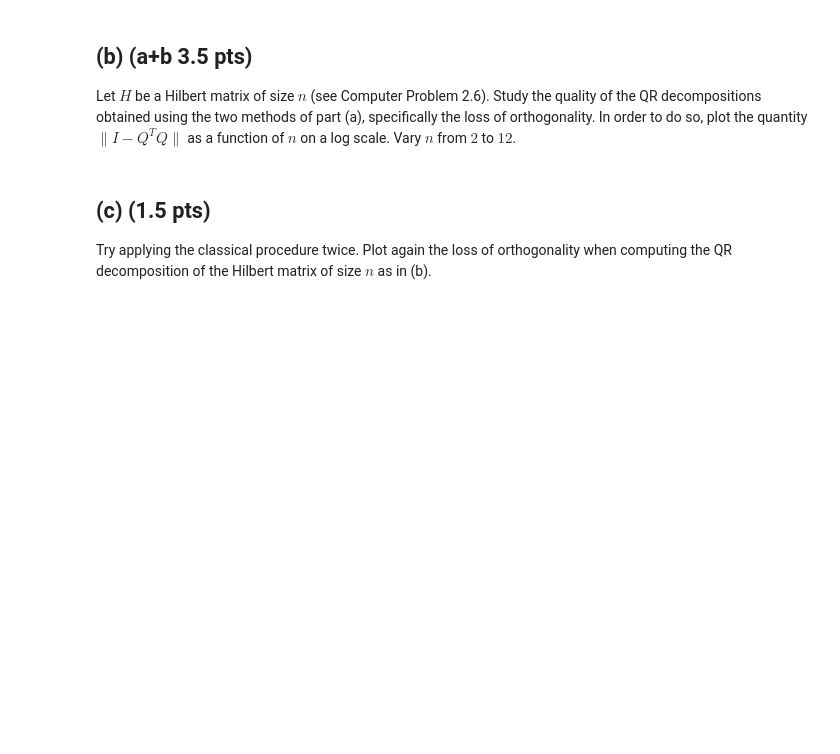
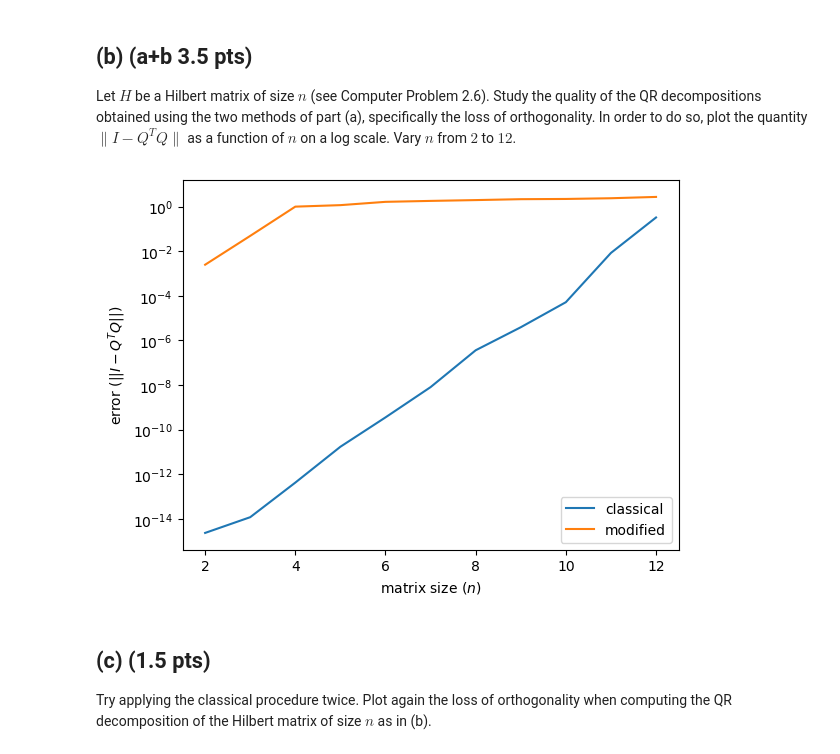
Before and after one commit to sachagijsbers/numerical_alg, a Jupyter notebook: week_3/hw3_2023.ipynb, the cells around one changed output. Cells and saved outputs as stored; diff of their text form; code cells hidden in the pictures; blank space fills up the shorter version.

Commit message:
gram-schmidt

```diff
--- a/week_3/hw3_2023.ipynb
+++ b/week_3/hw3_2023.ipynb
@@ -36,3 +117,29 @@ Let $H$ be a Hilbert matrix of size $n$ (see Computer Problem 2.6). Study the qu
+# %%
+def hilbert(n):
+    H = np.zeros((n,n))
+    for i in range(1,n+1):
+        for j in range(1,n+1):
+            H[i-1,j-1] = 1/(i+j-1)
+    return H
+
+quant_class, quant_mod = [], []
+n_list = range(2,13)
+for n in n_list:
+    H = hilbert(n)
+    Q_class = classical_gram_schmidt(H)[0]
+    quant_class.append(np.linalg.norm(np.identity(n) - np.matmul(Q_class.T,Q_class)))
+    Q_mod = modified_gram_schmidt(H)[0]
+    quant_mod.append(np.linalg.norm(np.identity(n) - np.matmul(Q_mod.T,Q_mod)))
+
+plt.plot(n_list,quant_class, label = 'classical')
+plt.plot(n_list,quant_mod, label = 'modified')
+plt.yscale('log')
+plt.xlabel('matrix size ($n$)')
+plt.ylabel('error ($||I - Q^TQ||$)')
+plt.legend()
+plt.show()
+# %% [output]
+[figure, added]
 # %% [markdown]
 ## (c) (1.5 pts)
 Try applying the classical procedure twice. Plot again the loss of orthogonality when computing the QR decomposition of the Hilbert matrix of size $n$ as in (b).
```
Also changed, not shown: parts of 7 cells of this notebook.
